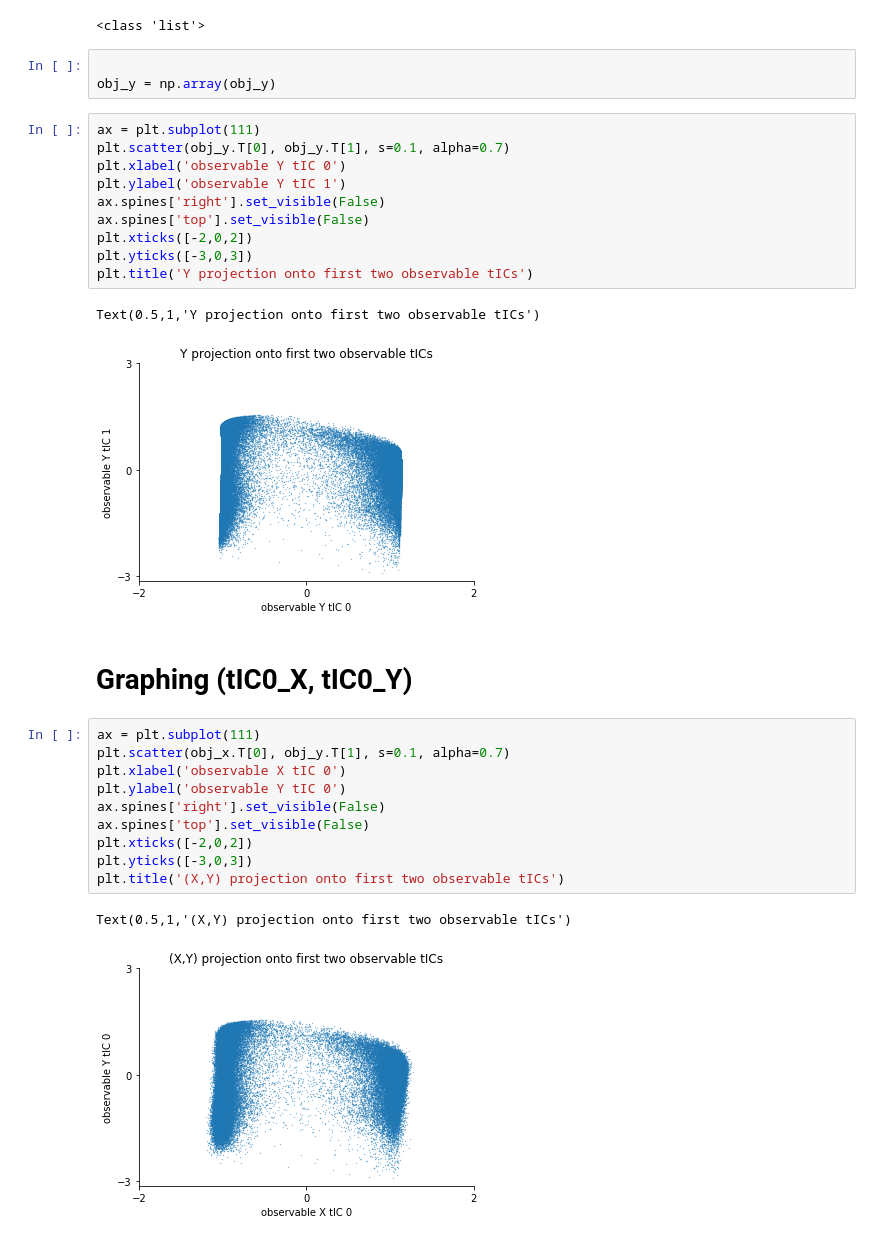
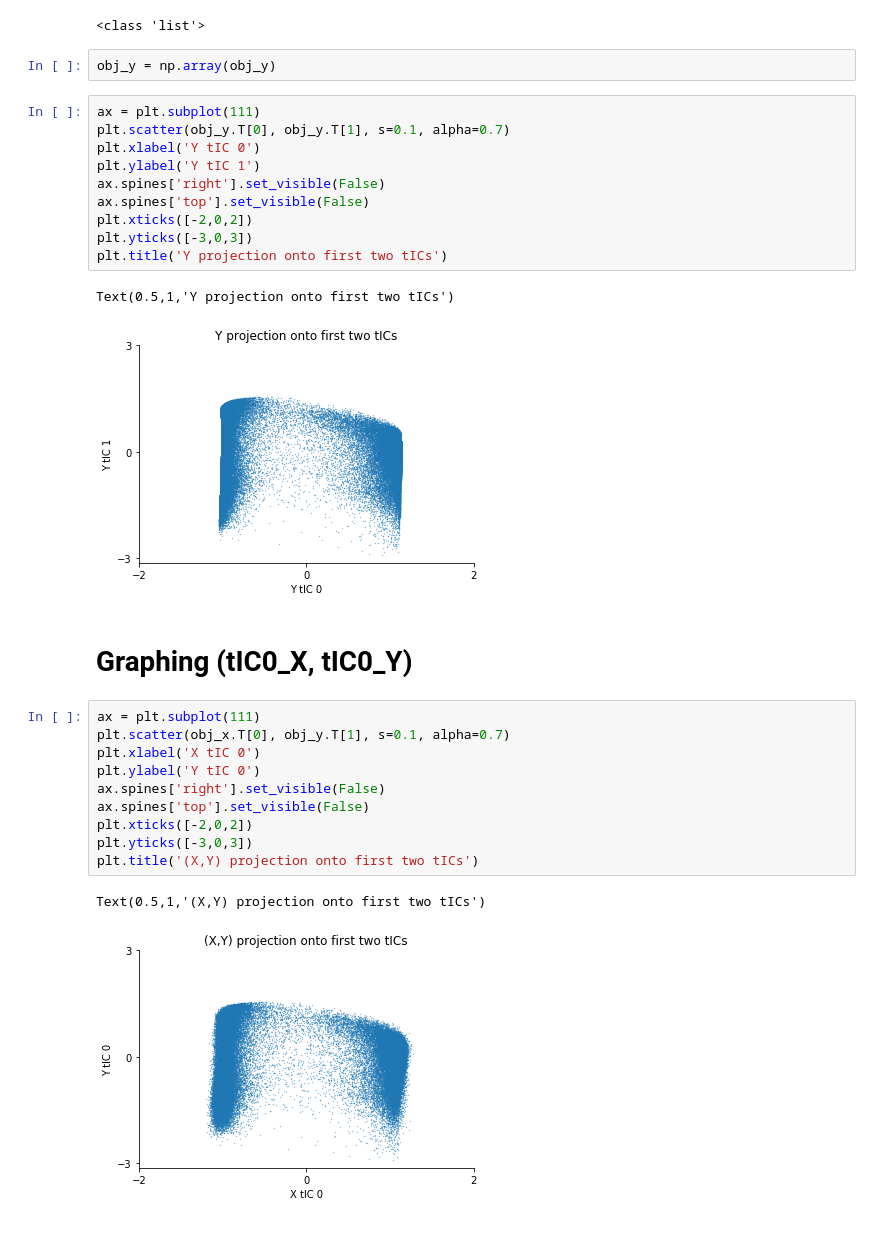
Before and after one commit to choderalab/observable-tica, a Jupyter notebook: noteboooks/reg-tica-comparison.ipynb, the cells around one changed output. Cells and saved outputs as stored; diff of their text form.

```diff
--- a/noteboooks/reg-tica-comparison.ipynb
+++ b/noteboooks/reg-tica-comparison.ipynb
@@ -46,33 +46,32 @@ print (type(obj_y))
 # %% [output]
 <class 'list'>
 # %%
-
 obj_y = np.array(obj_y)
 # %%
 ax = plt.subplot(111)
 plt.scatter(obj_y.T[0], obj_y.T[1], s=0.1, alpha=0.7)
-plt.xlabel('observable Y tIC 0')
-plt.ylabel('observable Y tIC 1')
+plt.xlabel('Y tIC 0')
+plt.ylabel('Y tIC 1')
 ax.spines['right'].set_visible(False)
 ax.spines['top'].set_visible(False)
 plt.xticks([-2,0,2])
 plt.yticks([-3,0,3])
-plt.title('Y projection onto first two observable tICs')
+plt.title('Y projection onto first two tICs')
 # %% [output]
-Text(0.5,1,'Y projection onto first two observable tICs')
+Text(0.5,1,'Y projection onto first two tICs')
-[figure, old version]
+[figure, new version]
 # %% [markdown]
 # Graphing (tIC0_X, tIC0_Y)
 # %%
 ax = plt.subplot(111)
 plt.scatter(obj_x.T[0], obj_y.T[1], s=0.1, alpha=0.7)
-plt.xlabel('observable X tIC 0')
-plt.ylabel('observable Y tIC 0')
+plt.xlabel('X tIC 0')
+plt.ylabel('Y tIC 0')
 ax.spines['right'].set_visible(False)
 ax.spines['top'].set_visible(False)
 plt.xticks([-2,0,2])
 plt.yticks([-3,0,3])
-plt.title('(X,Y) projection onto first two observable tICs')
+plt.title('(X,Y) projection onto first two tICs')
 # %% [output]
-Text(0.5,1,'(X,Y) projection onto first two observable tICs')
+Text(0.5,1,'(X,Y) projection onto first two tICs')
-[figure, old version]
+[figure, new version]
```
Also changed, not shown: parts of 1 cell of this notebook, 1 other file.
